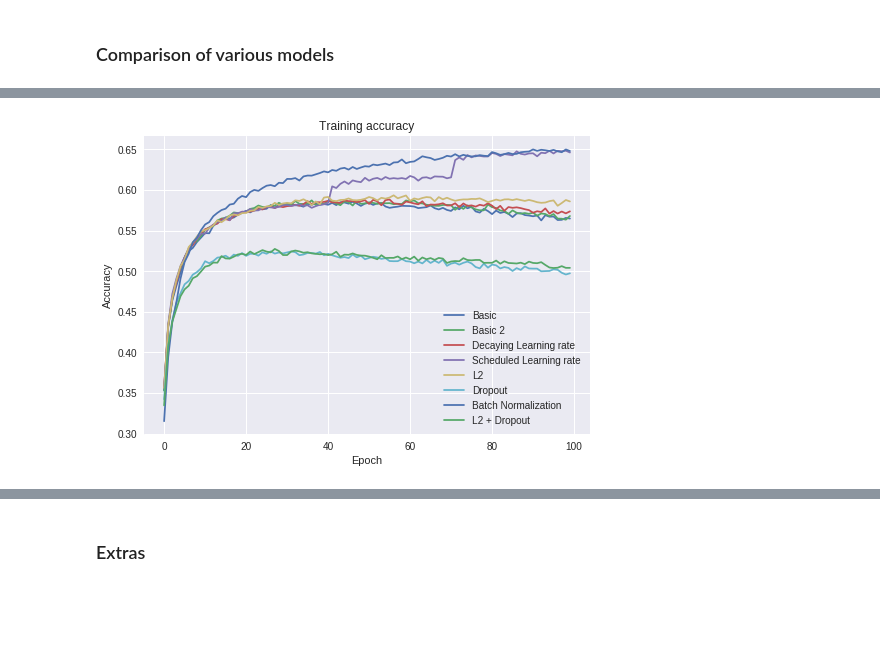
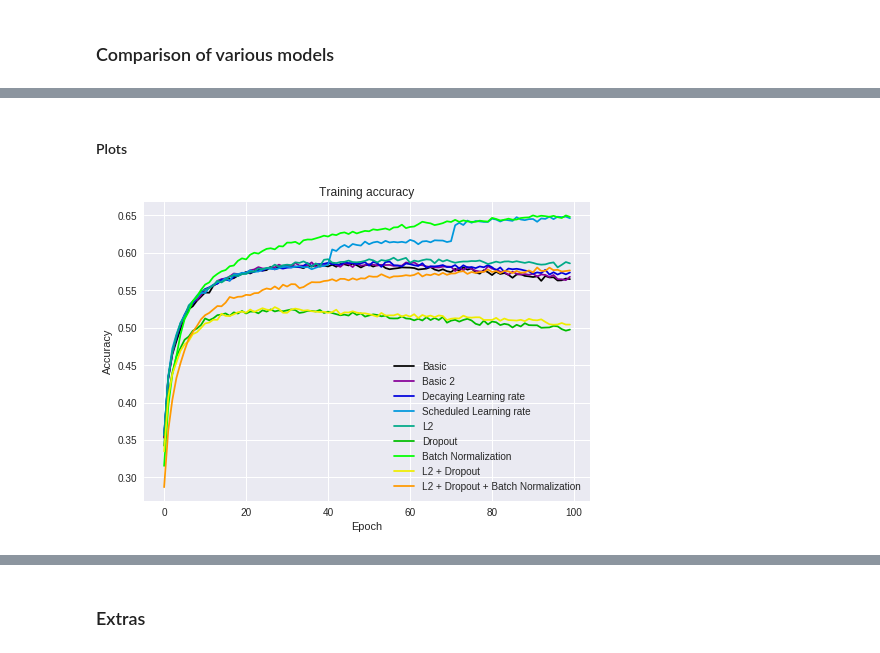
Before and after one commit to param-walia/Tensorflow-usage, a Jupyter notebook: CIFAR_10_CNN_Keras.ipynb, the cells around one changed output, grey strips where cells are left out. Drawn from its saved outputs; the diff is of its cells as text; code cells hidden in the pictures; blank space fills up the shorter version.

```diff
--- a/CIFAR_10_CNN_Keras.ipynb
+++ b/CIFAR_10_CNN_Keras.ipynb
@@ -596,29 +604,37 @@ dict_keys(['val_loss', 'val_acc', 'loss', 'acc'])
+# %% [markdown]
+#### Plots
+# %%
+#print(history_mp.history.keys())
+#OUTPUT: dict_keys(['val_loss', 'val_acc', 'loss', 'acc'])
+#with callbacks=[LearningRateScheduler], lr will also be dictionary key
+
+histkeys = ['val_loss', 'val_acc', 'loss', 'acc']
+
+filnames = ['CIFAR-10_2layer_CNN-history',
+            'CIFAR-10_2layer_CNN_different_run-history',
+            'CIFAR-10_2layer_CNN_LR_decay-history',
+            'CIFAR-10_2layer_CNN_LR_sched-history',
+            'CIFAR-10_2layer_CNN_LR_decay_L2_regularization-history',
+            'CIFAR-10_2layer_CNN_LR_decay_DROPOUT_regularization-history',
+            'CIFAR-10_2layer_CNN_LR_decay_BATCH_Normalization-history',
+            'CIFAR-10_2layer_CNN_LR_decay_L2_DROPOUT-history',
+            'CIFAR-10_2layer_CNN_LR_decay_L2_DROPOUT_BN-history']
 # %%
-import pickle
+colormap = plt.cm.spectral
+#colormap = plt.cm.Paired
+plt.gca().set_color_cycle([colormap(i) for i in np.linspace(0, 0.9, len(filnames)+1)])
 
-histkeys = ['val_loss', 'val_acc', 'loss', 'acc']
-
-filnames = ['CIFAR-10_2layer_CNN-history',
-            'CIFAR-10_2layer_CNN_different_run-history',
-            'CIFAR-10_2layer_CNN_LR_decay-history',
-            'CIFAR-10_2layer_CNN_LR_sched-history',
-            'CIFAR-10_2layer_CNN_LR_decay_L2_regularization-history',
-            'CIFAR-10_2layer_CNN_LR_decay_DROPOUT_regularization-history',
-            'CIFAR-10_2layer_CNN_LR_decay_BATCH_Normalization-history',
-            'CIFAR-10_2layer_CNN_LR_decay_L2_DROPOUT-history']
-
-# Getting back the objects:
 for i in range(len(filnames)):
   with open(filnames[i],'rb') as f:  # Python 3: open(..., 'rb')
     temp = pickle.load(f)
   plt.plot(temp['acc'])
 
 plt.title('Training accuracy')
 plt.ylabel('Accuracy')
 plt.xlabel('Epoch')
 plt.legend(['Basic', 'Basic 2', 'Decaying Learning rate', 'Scheduled Learning rate',
             'L2','Dropout','Batch Normalization',
             'L2 + Dropout','L2 + Dropout + Batch Normalization'], loc='lower right')
 plt.show()
 # %% [output]
-[figure, old version]
+[figure, new version]
```
Also changed, not shown: parts of 27 cells of this notebook.
